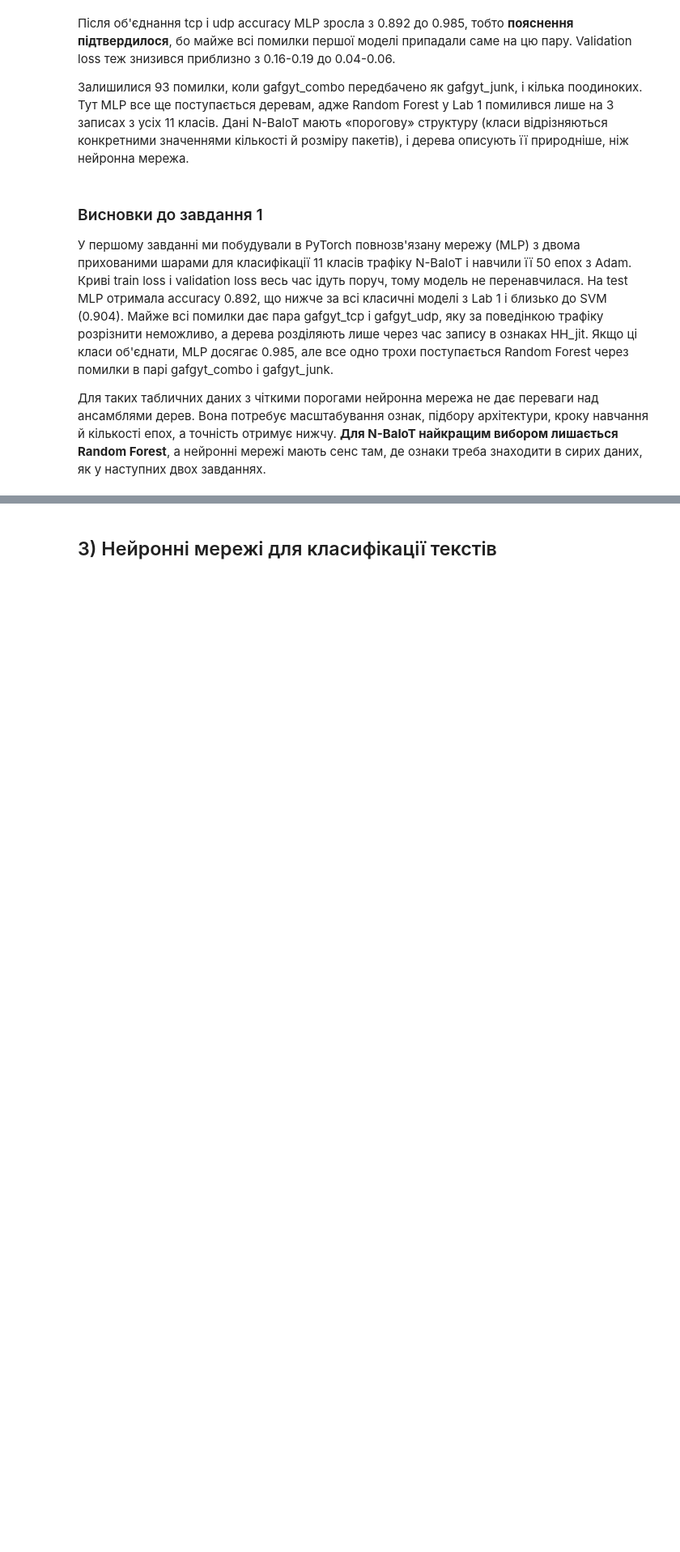
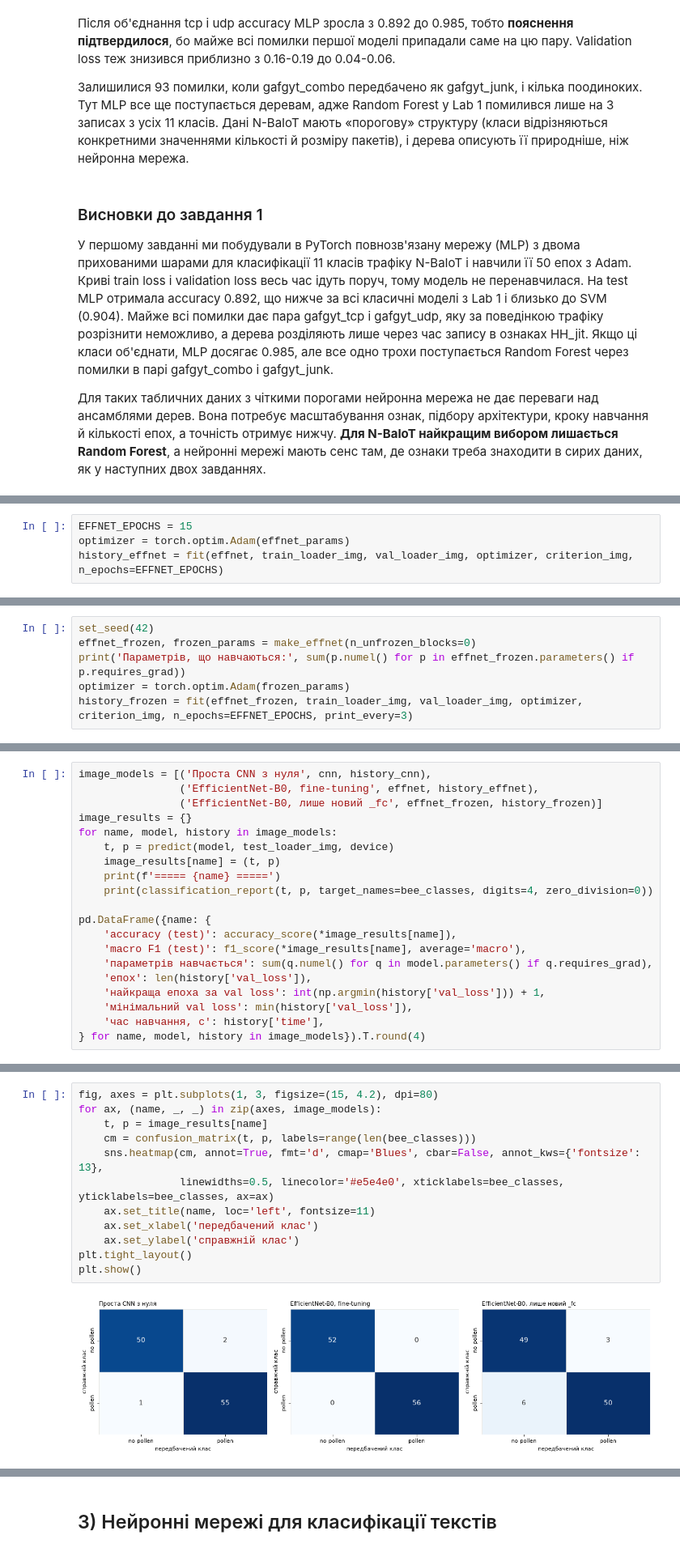
Before and after one commit to Vikyliya/IAD, a Jupyter notebook: Lab_3/lab3.ipynb, the cells around one changed output, grey strips where cells are left out. Shown at 81% size. Cells and saved outputs as stored; diff of their text form; blank space fills up the shorter version.

```diff
--- a/Lab_3/lab3.ipynb
+++ b/Lab_3/lab3.ipynb
@@ -842,0 +576,4 @@ Transfer learning допомагає не завжди. Він дає перев
+# %%
+EFFNET_EPOCHS = 15
+optimizer = torch.optim.Adam(effnet_params)
+history_effnet = fit(effnet, train_loader_img, val_loader_img, optimizer, criterion_img, n_epochs=EFFNET_EPOCHS)
@@ -842,0 +611,6 @@ Transfer learning допомагає не завжди. Він дає перев
+# %%
+set_seed(42)
+effnet_frozen, frozen_params = make_effnet(n_unfrozen_blocks=0)
+print('Параметрів, що навчаються:', sum(p.numel() for p in effnet_frozen.parameters() if p.requires_grad))
+optimizer = torch.optim.Adam(frozen_params)
+history_frozen = fit(effnet_frozen, train_loader_img, val_loader_img, optimizer, criterion_img, n_epochs=EFFNET_EPOCHS, print_every=3)
@@ -842,0 +629,20 @@ Transfer learning допомагає не завжди. Він дає перев
+# %%
+image_models = [('Проста CNN з нуля', cnn, history_cnn),
+                ('EfficientNet-B0, fine-tuning', effnet, history_effnet),
+                ('EfficientNet-B0, лише новий _fc', effnet_frozen, history_frozen)]
+image_results = {}
+for name, model, history in image_models:
+    t, p = predict(model, test_loader_img, device)
+    image_results[name] = (t, p)
+    print(f'===== {name} =====')
+    print(classification_report(t, p, target_names=bee_classes, digits=4, zero_division=0))
+
+pd.DataFrame({name: {
+    'accuracy (test)': accuracy_score(*image_results[name]),
+    'macro F1 (test)': f1_score(*image_results[name], average='macro'),
+    'параметрів навчається': sum(q.numel() for q in model.parameters() if q.requires_grad),
+    'епох': len(history['val_loss']),
+    'найкраща епоха за val loss': int(np.argmin(history['val_loss'])) + 1,
+    'мінімальний val loss': min(history['val_loss']),
+    'час навчання, с': history['time'],
+} for name, model, history in image_models}).T.round(4)
@@ -842,0 +671,14 @@ Transfer learning допомагає не завжди. Він дає перев
+# %%
+fig, axes = plt.subplots(1, 3, figsize=(15, 4.2), dpi=80)
+for ax, (name, _, _) in zip(axes, image_models):
+    t, p = image_results[name]
+    cm = confusion_matrix(t, p, labels=range(len(bee_classes)))
+    sns.heatmap(cm, annot=True, fmt='d', cmap='Blues', cbar=False, annot_kws={'fontsize': 13},
+                linewidths=0.5, linecolor='#e5e4e0', xticklabels=bee_classes, yticklabels=bee_classes, ax=ax)
+    ax.set_title(name, loc='left', fontsize=11)
+    ax.set_xlabel('передбачений клас')
+    ax.set_ylabel('справжній клас')
+plt.tight_layout()
+plt.show()
+# %% [output]
+[figure, added]
```
Also changed, not shown: parts of 67 cells of this notebook.
